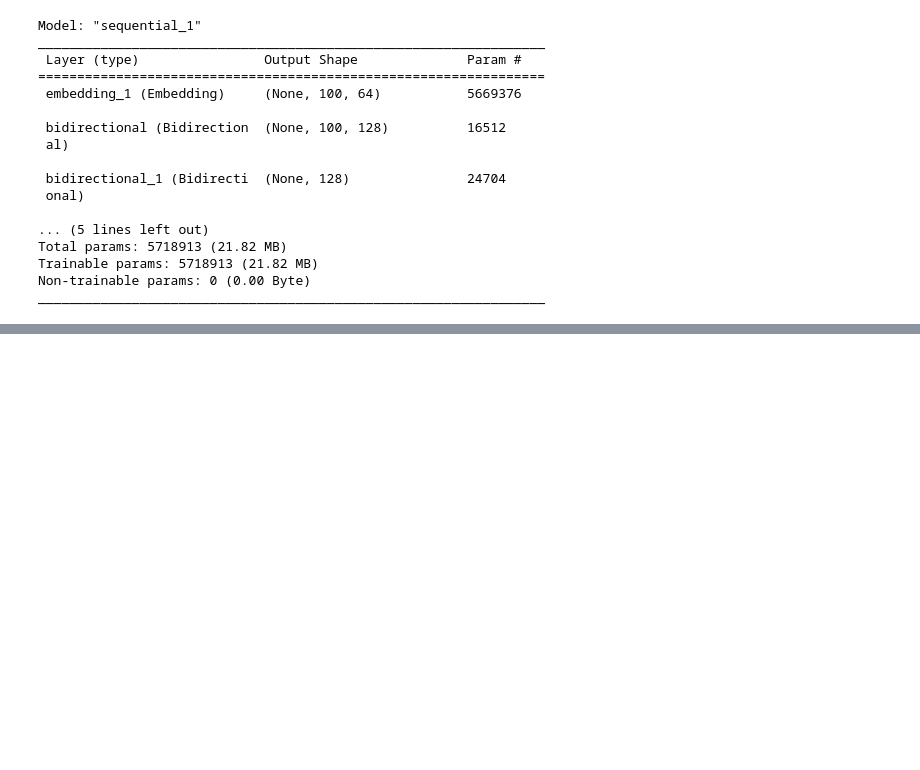
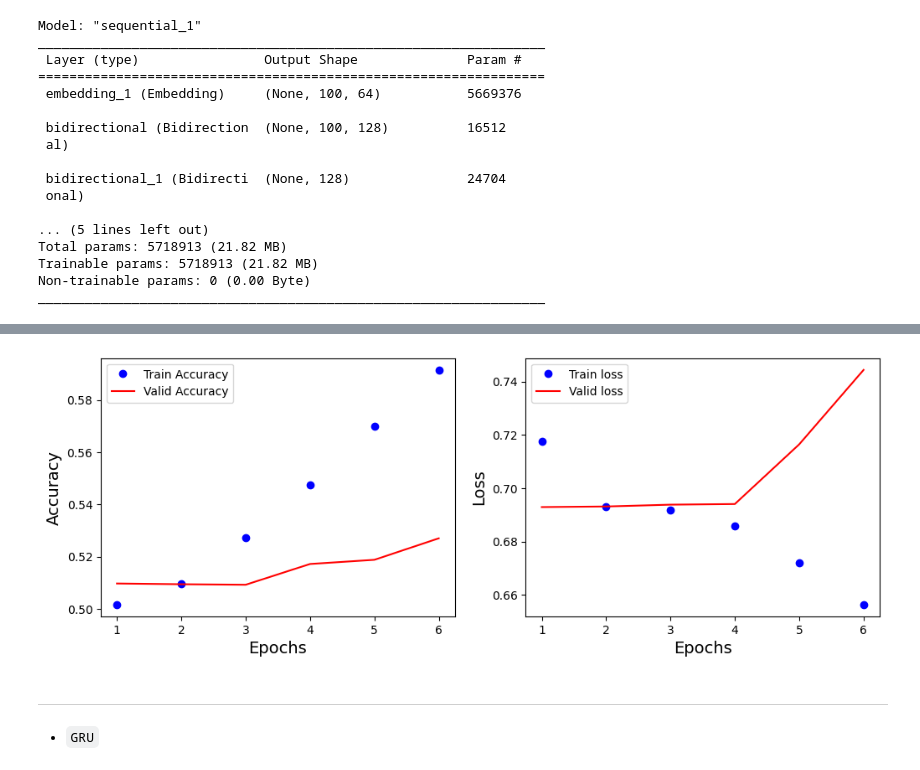
Before and after one commit to youssef1404/IMDB_Sentiment_Classification, a Jupyter notebook: notebooks/notebook.ipynb, the cells around one changed output, grey strips where cells are left out. Drawn from its saved outputs; the diff is of its cells as text; code cells hidden in the pictures; blank space fills up the shorter version.

```diff
--- a/notebooks/notebook.ipynb
+++ b/notebooks/notebook.ipynb
@@ -220,3 +230,17 @@ Total params: 5718913 (21.82 MB)
 Trainable params: 5718913 (21.82 MB)
 Non-trainable params: 0 (0.00 Byte)
 _________________________________________________________________
+# %%
+# Compile & fit
+model.compile(loss='binary_crossentropy',
+            optimizer=tf.keras.optimizers.Adam(learning_rate=0.01),
+            metrics=['accuracy'])
+
+# earlys stopping
+early_stopping = tf.keras.callbacks.EarlyStopping(monitor='val_loss', patience=5)
+
+history = model.fit(X_train_padded, y_train,
+                    validation_data=(X_test_padded, y_test),
+                    epochs=EPOCHS,
+                    batch_size=BATCH_SIZE,
+                    callbacks=[early_stopping])
@@ -222,0 +270,24 @@ _________________________________________________________________
+# %%
+## Visualize the resutls
+fia, ax = plt.subplots(1, 2, figsize=(12, 4))
+n_epochs = len(history.history['loss'])  # real number of epochs in history, as we made early stopp
+plt.sca(ax[0])
+plt.plot(range(1, n_epochs+1), history.history['accuracy'], 'bo', label='Train Accuracy')
+plt.plot(range(1, n_epochs+1), history.history['val_accuracy'], 'r-', label='Valid Accuracy')
+plt.xlabel('Epochs', fontsize=14)
+plt.ylabel('Accuracy',  fontsize=14)
+plt.legend()
+
+plt.sca(ax[1])
+plt.plot(range(1, n_epochs+1), history.history['loss'], 'bo', label='Train loss')
+plt.plot(range(1, n_epochs+1), history.history['val_loss'], 'r-', label='Valid loss')
+plt.xlabel('Epochs', fontsize=14)
+plt.ylabel('Loss',  fontsize=14)
+plt.legend()
+plt.show()
+# %% [output]
+[figure, added]
+# %% [markdown]
+---
+# %% [markdown]
+* `GRU`
```
Also changed, not shown: parts of 23 cells of this notebook, 6 other files.
